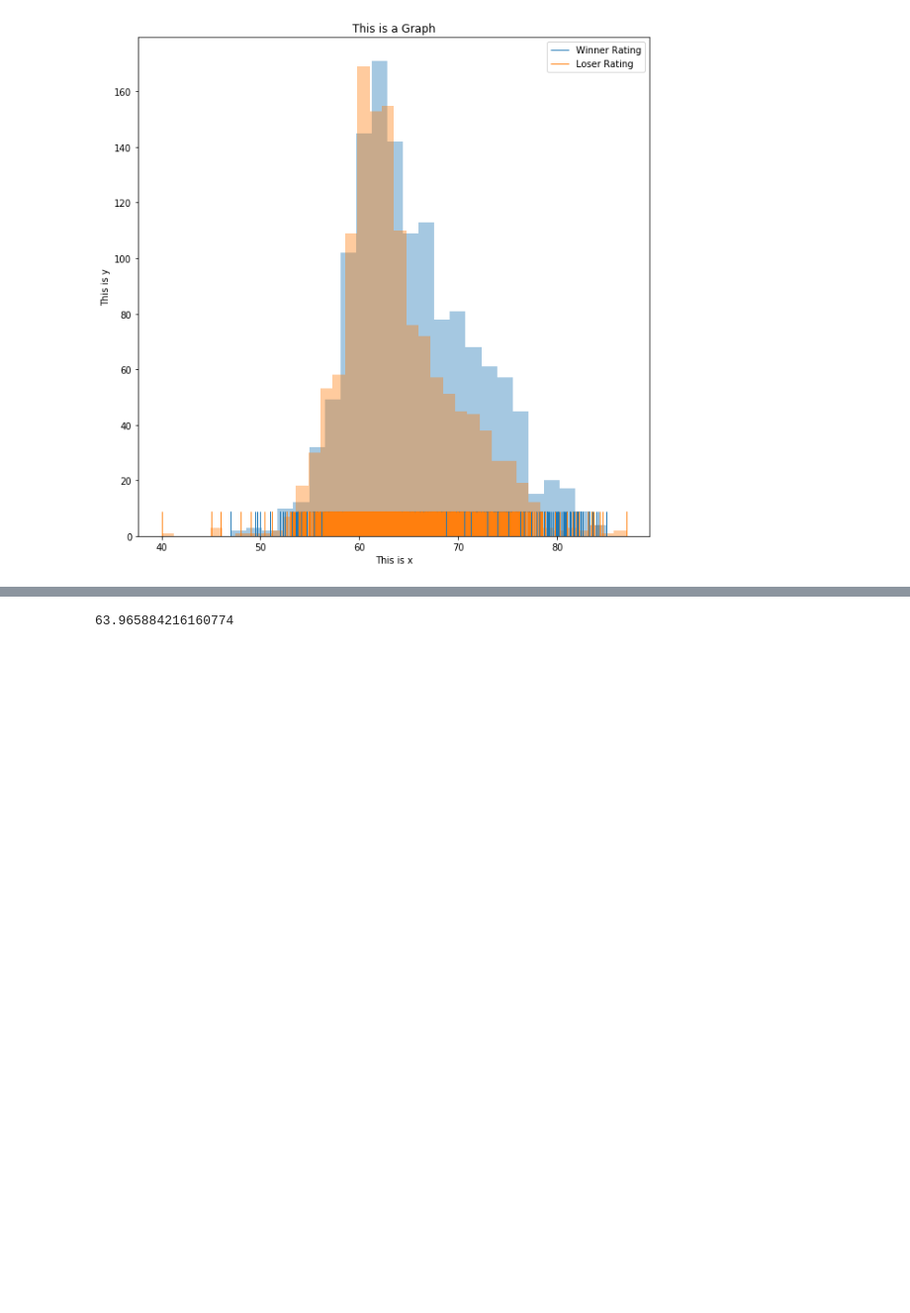
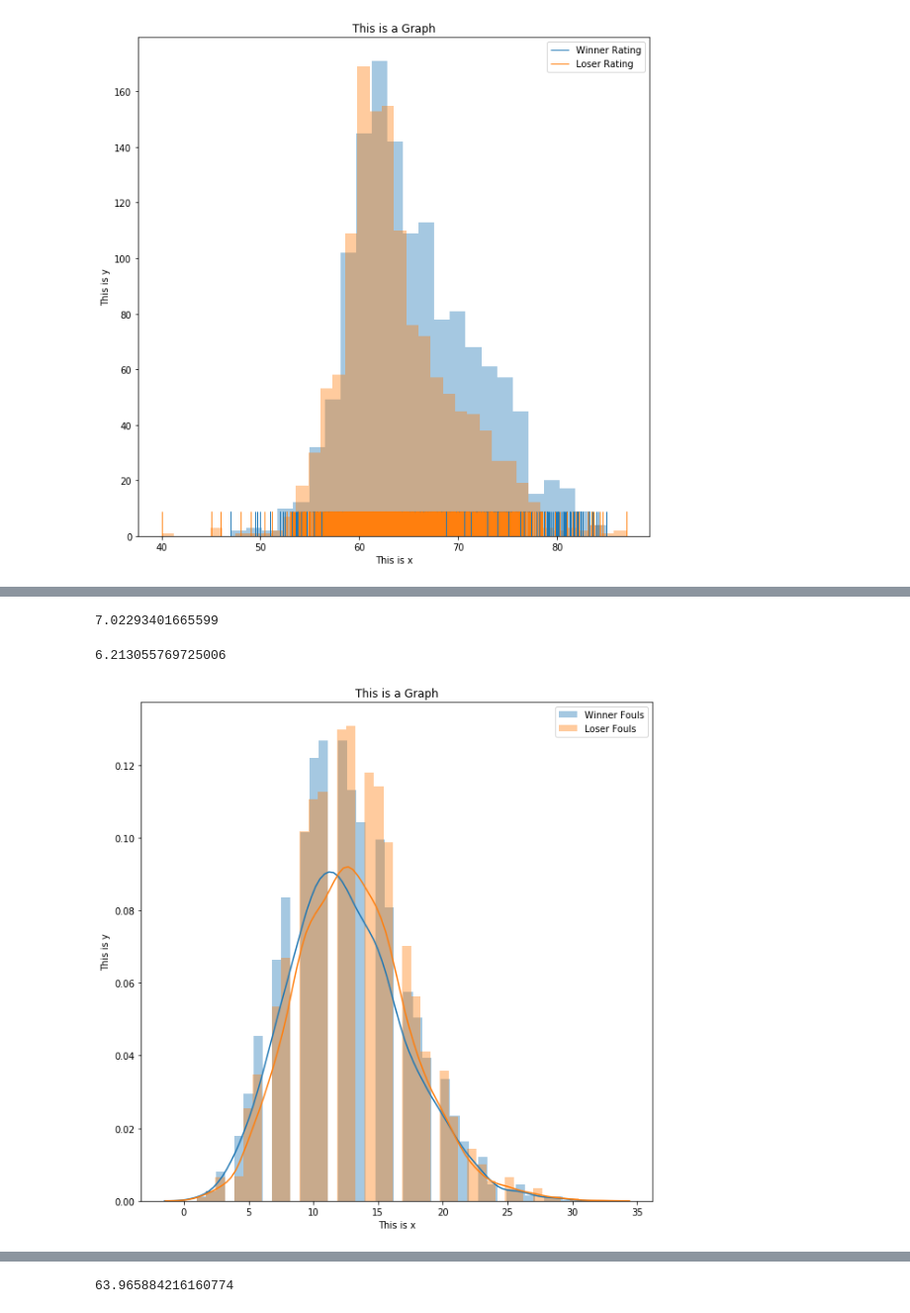
Before and after one commit to BeRT2me/soccer_investigation, a Jupyter notebook: investigate-a-dataset-soccer.ipynb, the cells around one changed output, grey strips where cells are left out. Shown: that part at 99% size. Drawn from its saved outputs; the diff is of its cells as text; code cells hidden in the pictures; blank space fills up the shorter version.

```diff
--- a/investigate-a-dataset-soccer.ipynb
+++ b/investigate-a-dataset-soccer.ipynb
@@ -221,0 +327,19 @@ plt.show();
+# %%
+winner_df.shots.mean()
+# %% [output]
+7.02293401665599
+# %%
+loser_df.shots.mean()
+# %% [output]
+6.213055769725006
+# %%
+plt.figure(figsize=(10, 10))
+sbs.distplot(winner_df.fouls_commit[winner_df.fouls_commit > 0])
+sbs.distplot(loser_df.fouls_commit[loser_df.fouls_commit > 0])
+plt.legend(labels=['Winner Fouls', 'Loser Fouls'])
+plt.title("This is a Graph")
+plt.xlabel("This is x")
+plt.ylabel("This is y")
+plt.show();
+# %% [output]
+[figure, added]
```
Also changed, not shown: parts of 34 cells of this notebook, 2 other files.
